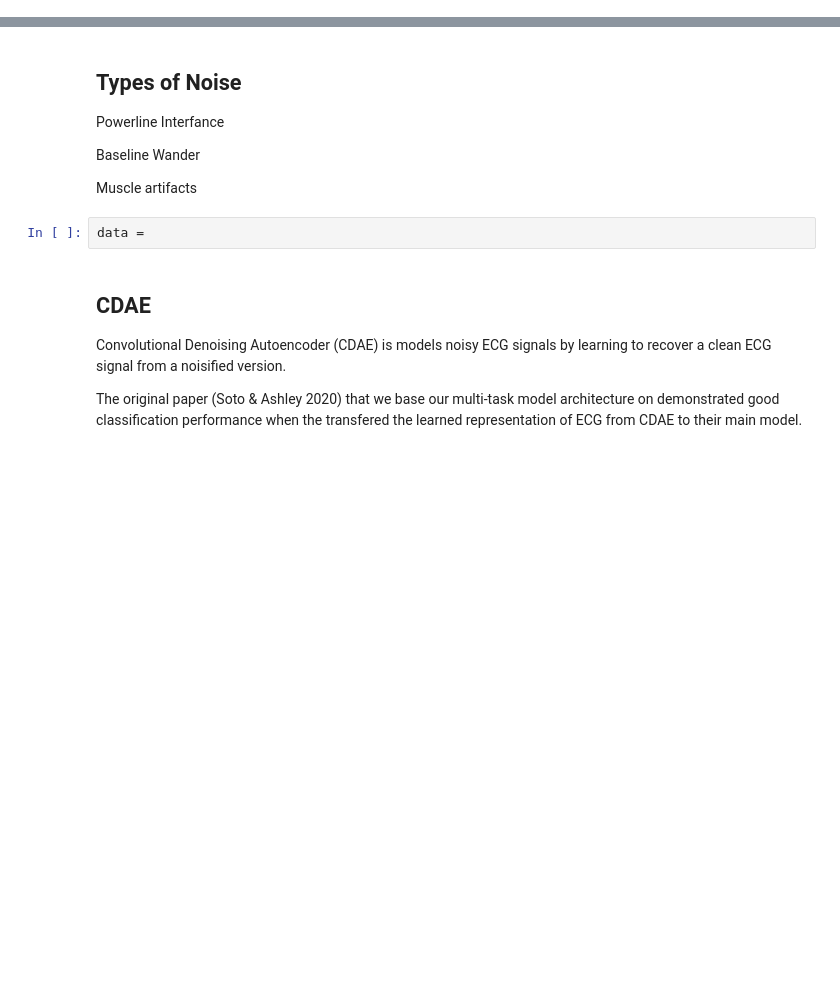
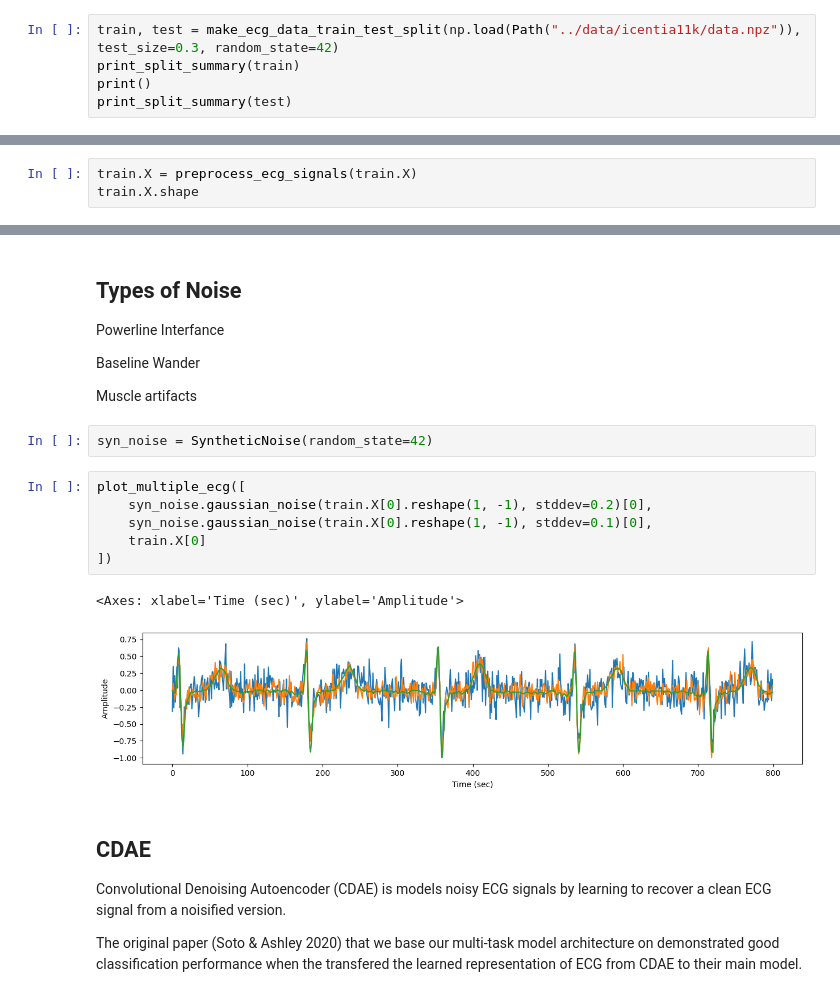
Before and after one commit to zhangchengyue/ECG_Classification, a Jupyter notebook: nbs/03_denoising.ipynb, the cells around one changed output, grey strips where cells are left out. Cells and saved outputs as stored; diff of their text form; blank space fills up the shorter version.

```diff
--- a/nbs/03_denoising.ipynb
+++ b/nbs/03_denoising.ipynb
@@ -18,0 +21,5 @@ from ecg_classification.models import CDAE
+# %%
+train, test = make_ecg_data_train_test_split(np.load(Path("../data/icentia11k/data.npz")), test_size=0.3, random_state=42)
+print_split_summary(train)
+print()
+print_split_summary(test)
@@ -18,0 +34,3 @@ from ecg_classification.models import CDAE
+# %%
+train.X = preprocess_ecg_signals(train.X)
+train.X.shape
@@ -25,7 +45,16 @@ Baseline Wander
 
 Muscle artifacts
 # %%
-data =
+syn_noise = SyntheticNoise(random_state=42)
+# %%
+plot_multiple_ecg([
+    syn_noise.gaussian_noise(train.X[0].reshape(1, -1), stddev=0.2)[0],
+    syn_noise.gaussian_noise(train.X[0].reshape(1, -1), stddev=0.1)[0],
+    train.X[0]
+])
+# %% [output]
+<Axes: xlabel='Time (sec)', ylabel='Amplitude'>
+[figure, added]
 # %% [markdown]
 ## CDAE
 
```
Also changed, not shown: parts of 8 cells of this notebook, 2 other files.
